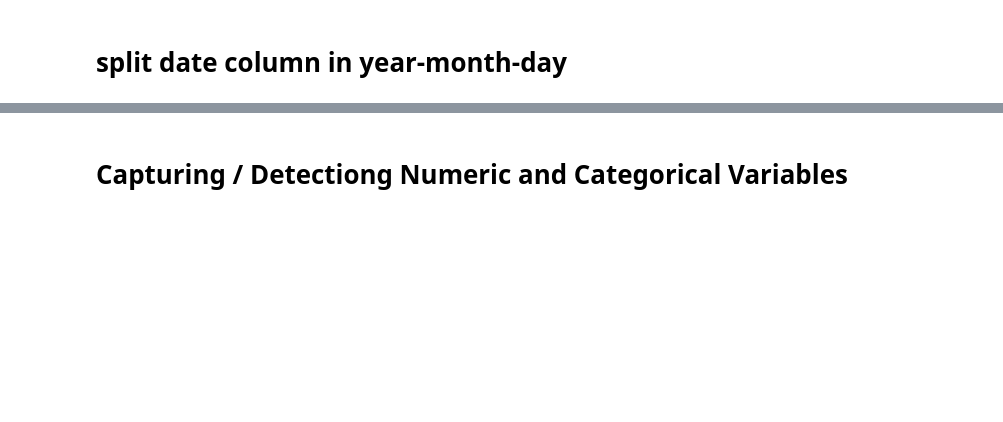
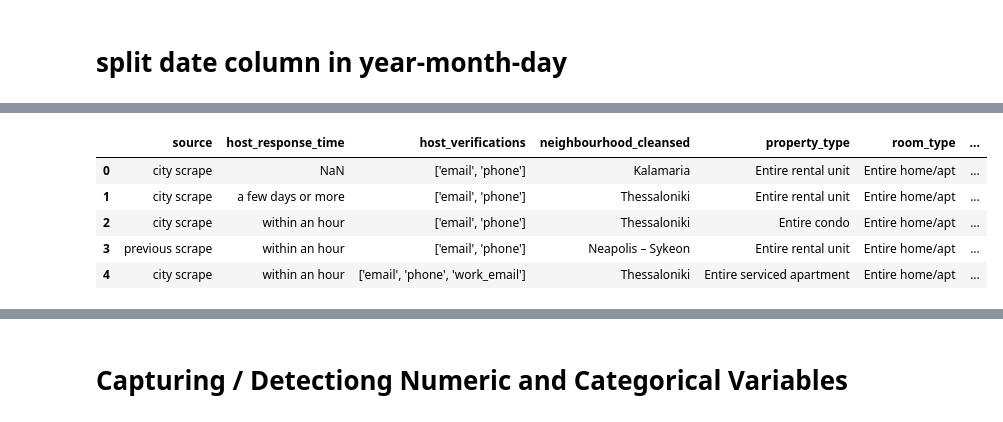
Before and after one commit to bughunter8913/u16697, a Jupyter notebook: ModelTraining.ipynb, the cells around one changed output, grey strips where cells are left out. Saved outputs shown, nothing was run; the diff lists cells and outputs as text; code cells hidden in the pictures; blank space fills up the shorter version.

```diff
--- a/ModelTraining.ipynb
+++ b/ModelTraining.ipynb
@@ -163,0 +263,11 @@ dtype: object
+# %%
+df_objects = df_clean.copy()
+df_objects = df_objects.select_dtypes(include="object")
+df_objects.head(5)
+# %% [output]
+|  | source | host_response_time | host_verifications | neighbourhood_cleansed | property_type | room_type | ... |
+| 0 | city scrape | NaN | ['email', 'phone'] | Kalamaria | Entire rental unit | Entire home/apt | ... |
+| 1 | city scrape | a few days or more | ['email', 'phone'] | Thessaloniki | Entire rental unit | Entire home/apt | ... |
+| 2 | city scrape | within an hour | ['email', 'phone'] | Thessaloniki | Entire condo | Entire home/apt | ... |
+| 3 | previous scrape | within an hour | ['email', 'phone'] | Neapolis – Sykeon | Entire rental unit | Entire home/apt | ... |
+| 4 | city scrape | within an hour | ['email', 'phone', 'work_email'] | Thessaloniki | Entire serviced apartment | Entire home/apt | ... |
```
Also changed, not shown: parts of 48 cells of this notebook.
